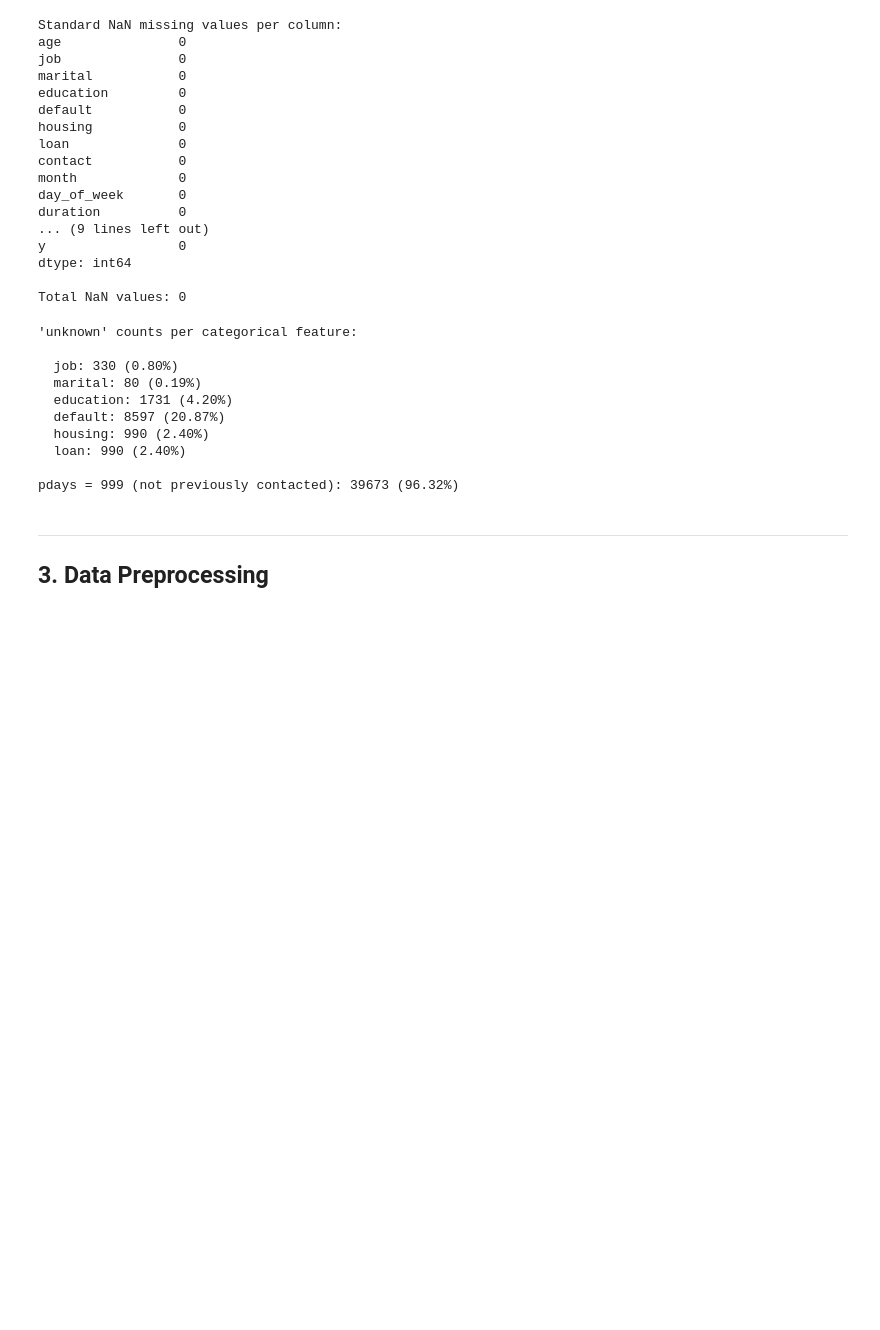
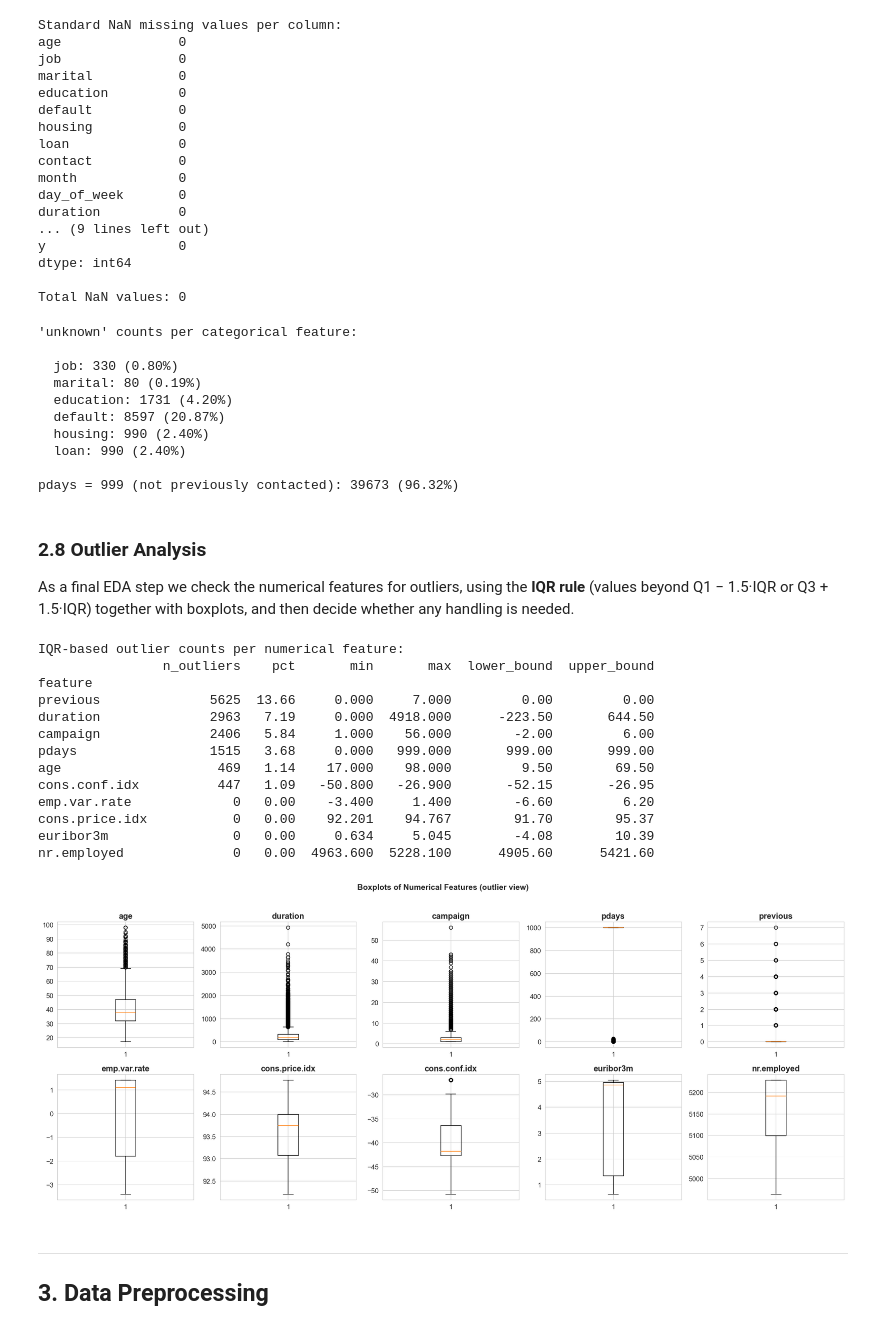
Before and after one commit to armanbzi/MachineLearning-BankMarketing, a Jupyter notebook: preprocessing.ipynb, the cells around one changed output. Drawn from its saved outputs; the diff is of its cells as text; code cells hidden in the pictures; blank space fills up the shorter version.

Commit message:
finalized project

```diff
--- a/preprocessing.ipynb
+++ b/preprocessing.ipynb
@@ -382,6 +382,74 @@ print(f"\npdays = 999 (not previously contacted): {n_pdays_999} ({n_pdays_999/le
   loan: 990 (2.40%)
 
 pdays = 999 (not previously contacted): 39673 (96.32%)
+# %% [markdown]
+### 2.8 Outlier Analysis
+
+As a final EDA step we check the numerical features for outliers, using the **IQR rule** (values beyond
+Q1 − 1.5·IQR or Q3 + 1.5·IQR) together with boxplots, and then decide whether any handling is needed.
+# %%
+# Outlier analysis on the numerical features using the IQR rule
+# (a value is flagged as an outlier if it falls below Q1 - 1.5*IQR or above Q3 + 1.5*IQR)
+outlier_rows = []
+for col in numerical_cols:
+    q1, q3 = df[col].quantile(0.25), df[col].quantile(0.75)
+    iqr = q3 - q1
+    low, high = q1 - 1.5 * iqr, q3 + 1.5 * iqr
+    mask = (df[col] < low) | (df[col] > high)
+    n = int(mask.sum())
+    outlier_rows.append({'feature': col, 'n_outliers': n, 'pct': round(n / len(df) * 100, 2),
+                         'min': df[col].min(), 'max': df[col].max(),
+                         'lower_bound': round(low, 2), 'upper_bound': round(high, 2)})
+
+outlier_df = pd.DataFrame(outlier_rows).set_index('feature').sort_values('pct', ascending=False)
+print("IQR-based outlier counts per numerical feature:")
+print(outlier_df.to_string())
+
+# Boxplots to visualize the spread / extreme values
+fig, axes = plt.subplots(2, 5, figsize=(20, 8))
+axes = axes.flatten()
+for i, col in enumerate(numerical_cols):
+    axes[i].boxplot(df[col].values, vert=True)
+    axes[i].set_title(col, fontweight='bold')
+for j in range(len(numerical_cols), len(axes)):
+    axes[j].set_visible(False)
+plt.suptitle('Boxplots of Numerical Features (outlier view)', fontsize=14, fontweight='bold', y=1.02)
+plt.tight_layout()
+plt.show()
+
+# The IQR rule flags "outliers" in several features, but for our data these do NOT seem data-entry errors:
+#   - previous (13.7%) and pdays (3.7%) are flagged due to zero/sentinel inflation, not extreme values:
+#     most clients have previous=0 / pdays=999, so the IQR bounds collapse and any real prior-contact
+#     value gets flagged. (For pdays the flagged rows are actually the real day-counts 0-27, an artifact.
+#     pdays is dropped anyway. previous's flagged values are valid contact counts.)
+
+#   - campaign (up to 56 contacts), age (up to 98), duration (long calls): real, valid records --
+#     duration is excluded from modelling anyway (leakage).
+#   - the macro indicators (euribor3m, emp.var.rate, nr.employed, cons.price.idx) show 0 IQR-outliers:
+#     they are bounded economic readings shared across many clients on the same dates.
+#
+# We decide to keep all rows, no removal. Best approach for our case because:
+#   1. These extremes seem signals, not errors, deleting them would discard real information
+#      (like heavily-contacted or older clients, who can behave differently).
+#   2. Also tree-based models (Random Forest, Phase IV/V) split on thresholds and are
+#      invariant to outliers and feature scale, so handling them changes nothing for those models.
+#   3. The linear / SVM models also are already standardized + regularized, which limits outlier influence.
+#      and if extra robustness were needed, RobustScaler (median/IQR) would be the right choice, not deletion.
+# %% [output]
+IQR-based outlier counts per numerical feature:
+                n_outliers    pct       min       max  lower_bound  upper_bound
+feature
+previous              5625  13.66     0.000     7.000         0.00         0.00
+duration              2963   7.19     0.000  4918.000      -223.50       644.50
+campaign              2406   5.84     1.000    56.000        -2.00         6.00
+pdays                 1515   3.68     0.000   999.000       999.00       999.00
+age                    469   1.14    17.000    98.000         9.50        69.50
+cons.conf.idx          447   1.09   -50.800   -26.900       -52.15       -26.95
+emp.var.rate             0   0.00    -3.400     1.400        -6.60         6.20
+cons.price.idx           0   0.00    92.201    94.767        91.70        95.37
+euribor3m                0   0.00     0.634     5.045        -4.08        10.39
+nr.employed              0   0.00  4963.600  5228.100      4905.60      5421.60
+[figure, added]
 # %% [markdown]
 ---
 ## 3. Data Preprocessing
```
Also changed, not shown: parts of 4 cells of this notebook, 23 other files.
